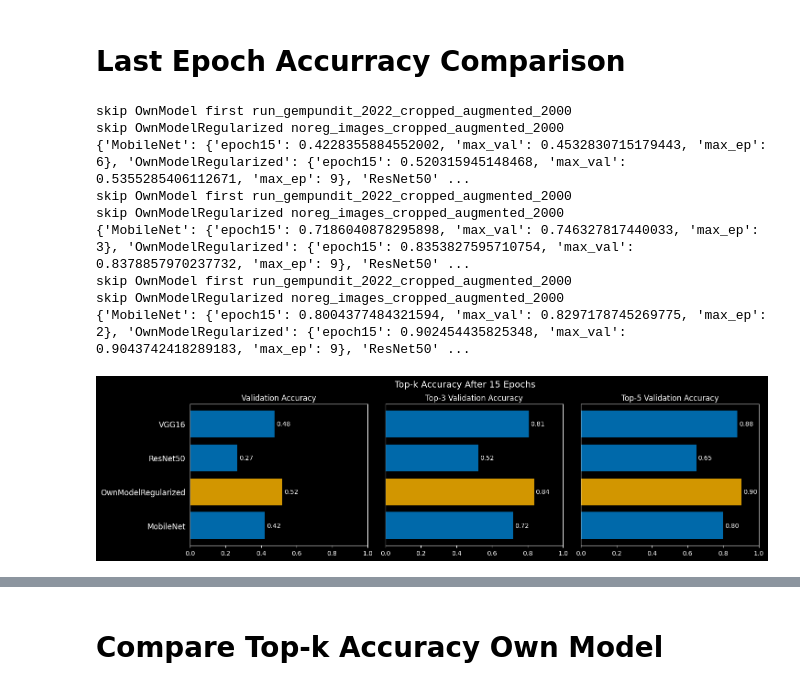
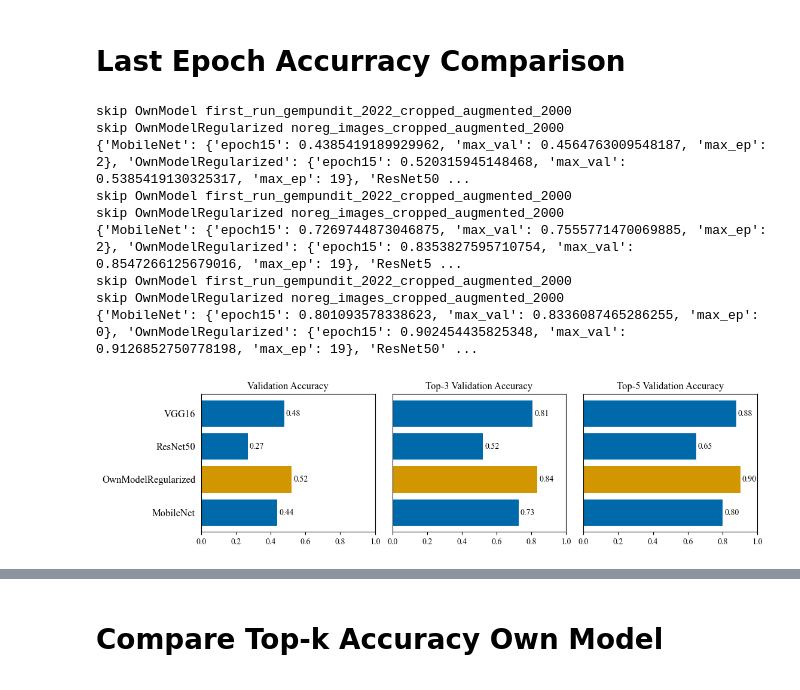
Before and after one commit to stedavkle/gemstone-classifier, a Jupyter notebook: src/05_plots.ipynb, the cells around one changed output, grey strips where cells are left out. Cells and saved outputs as stored; diff of their text form; code cells hidden in the pictures.

```diff
--- a/src/05_plots.ipynb
+++ b/src/05_plots.ipynb
@@ -6,4 +6,7 @@ from tueplots.constants.color import rgb
 
 import pandas as pd
 import matplotlib.pyplot as plt
+
+# set the fony of rcParams to times new roman
+plt.rcParams['font.family'] = 'Times New Roman'
 # %%
@@ -143,7 +149,7 @@ plt.show()
 # %%
-own_model_df = results['OwnModelRegularized first run_gempundit_2022_cropped_augmented_2000']
+own_model_df = results['OwnModelRegularized first_run_gempundit_2022_cropped_augmented_2000']
 
-fig, ax = plt.subplots(2, 1, figsize=(5, 6))
+fig, ax = plt.subplots(1, 2, figsize=(7,3), sharex=True)
 
 ax[0].plot(
     own_model_df['loss'],
@@ -156,9 +162,10 @@ ax[0].plot(
     color=rgb.tue_orange
 )
 
-ax[0].set_ylim(0, 3)
-ax[0].set_xlim(0, 14)
-ax[0].set_ylabel("Loss")
+ax[0].set_ylim(0, 3.5)
+ax[0].set_xlim(0, 19)
+ax[0].set_ylabel("Loss", fontsize=12)
+ax[0].vlines(15, 0, 3.5, color='black', linestyle='--', label='change of learning rate')
 
 ax[1].plot(
     own_model_df['accuracy'],
@@ -172,14 +179,16 @@ ax[1].plot(
 )
 
 ax[1].set_ylim(0, 1)
-ax[1].set_xlim(0, 14)
-ax[1].set_ylabel("Accuracy")
-ax[1].set_xlabel("Epoch")
-
-plt.suptitle("Own Model Regularized")
+ax[1].set_xlim(0, 19)
+ax[1].set_ylabel("Accuracy", fontsize=12)
+ax[1].vlines(15, 0, 1, color='black', linestyle='--', label='change of learning rate')
+#ax[1].set_xlabel("Epoch")
+fig.supxlabel("Epoch", fontsize=12)
+fig.subplots_adjust(wspace=0.3, top=0.8, bottom=0.15)
+#fig.suptitle("Own Model Regularized", fontsize=14)
 
 handles, labels = ax[0].get_legend_handles_labels()
-fig.legend(handles, labels, loc='upper center', ncol=2, bbox_to_anchor=(0.5, 0.945), frameon=False)
+fig.legend(handles, labels, loc='upper center', ncol=3, bbox_to_anchor=(0.5, 0.93), frameon=False, fontsize=10)
 
 plt.savefig("overfitting_regularized.png", bbox_inches='tight')
 plt.show()
@@ -251,13 +270,13 @@ accuracy_label = ["Validation Accuracy", "Top-3 Validation Accuracy", "Top-5 Val
 
 epoch15 = True
 
-fig, ax = plt.subplots(1, 3, sharex=True, figsize=(16, 4))
+fig, ax = plt.subplots(1, 3, sharex=True, figsize=(12, 3))
 
 for i, acc_lvl in enumerate(accuracy_level):
     top_acc = {}
     for model, history in results.items():
         stats = {}
-        if model != "OwnModel first run_gempundit_2022_cropped_augmented_2000" and model != "OwnModelRegularized noreg_images_cropped_augmented_2000":
+        if model != "OwnModel first_run_gempundit_2022_cropped_augmented_2000" and model != "OwnModelRegularized noreg_images_cropped_augmented_2000":
             stats['epoch15'] = history.loc[14, acc_lvl]
             stats['max_val'] = max(history[acc_lvl])
             stats['max_ep'] = history[acc_lvl].idxmax()
@@ -283,42 +302,42 @@ for i, acc_lvl in enumerate(accuracy_level):
             colors.append(rgb.tue_orange)
         else:
             colors.append(rgb.tue_blue)
 
     bars = ax[i].barh(
         range(len(models)),
         values,
         color=colors
     )
 
     # Add value labels to the bars
     for bar, value, epoch in zip(bars, values, epochs):
         ax[i].text(bar.get_width() + 0.01, bar.get_y() + bar.get_height()/2, f'{value:.2f}',
-                   va='center', ha='left', fontsize=10, color='white')
+                   va='center', ha='left', fontsize=10, color='black')
         if epoch15 is False:
             ax[i].text(0.01, bar.get_y() + bar.get_height()/2, f'Epoch: {epoch}',
-                   va='center', ha='left', fontsize=10, color='white')
+                   va='center', ha='left', fontsize=10, color='black')
 
     ax[i].set_title(accuracy_label[i])
     ax[i].set_xlim([0, 1])
     if i > 0:
         ax[i].set_yticklabels([])
     else:
         ax[0].set_yticks(range(len(models)), models, fontsize=12)
     ax[i].yaxis.set_ticks_position('none')
 
-if epoch15:
-    plt.suptitle("Top-k Accuracy After 15 Epochs", y=1.01, fontsize=14)
+#if epoch15:
+#    plt.suptitle("Top-k Accuracy After 15 Epochs", y=1.01, fontsize=14)
 plt.subplots_adjust(wspace=0.1)
-plt.savefig("accuracy_comparison.png", bbox_inches='tight')
+plt.savefig("accuracy_comparison_15epoch.png", bbox_inches='tight')
 plt.show()
 # %% [output]
-skip OwnModel first run_gempundit_2022_cropped_augmented_2000
+skip OwnModel first_run_gempundit_2022_cropped_augmented_2000
 skip OwnModelRegularized noreg_images_cropped_augmented_2000
-{'MobileNet': {'epoch15': 0.4228355884552002, 'max_val': 0.4532830715179443, 'max_ep': 6}, 'OwnModelRegularized': {'epoch15': 0.520315945148468, 'max_val': 0.5355285406112671, 'max_ep': 9}, 'ResNet50' ...
-skip OwnModel first run_gempundit_2022_cropped_augmented_2000
+{'MobileNet': {'epoch15': 0.4385419189929962, 'max_val': 0.4564763009548187, 'max_ep': 2}, 'OwnModelRegularized': {'epoch15': 0.520315945148468, 'max_val': 0.5385419130325317, 'max_ep': 19}, 'ResNet50 ...
+skip OwnModel first_run_gempundit_2022_cropped_augmented_2000
 skip OwnModelRegularized noreg_images_cropped_augmented_2000
-{'MobileNet': {'epoch15': 0.7186040878295898, 'max_val': 0.746327817440033, 'max_ep': 3}, 'OwnModelRegularized': {'epoch15': 0.8353827595710754, 'max_val': 0.8378857970237732, 'max_ep': 9}, 'ResNet50' ...
-skip OwnModel first run_gempundit_2022_cropped_augmented_2000
+{'MobileNet': {'epoch15': 0.7269744873046875, 'max_val': 0.7555771470069885, 'max_ep': 2}, 'OwnModelRegularized': {'epoch15': 0.8353827595710754, 'max_val': 0.8547266125679016, 'max_ep': 19}, 'ResNet5 ...
+skip OwnModel first_run_gempundit_2022_cropped_augmented_2000
 skip OwnModelRegularized noreg_images_cropped_augmented_2000
-{'MobileNet': {'epoch15': 0.8004377484321594, 'max_val': 0.8297178745269775, 'max_ep': 2}, 'OwnModelRegularized': {'epoch15': 0.902454435825348, 'max_val': 0.9043742418289183, 'max_ep': 9}, 'ResNet50' ...
+{'MobileNet': {'epoch15': 0.801093578338623, 'max_val': 0.8336087465286255, 'max_ep': 0}, 'OwnModelRegularized': {'epoch15': 0.902454435825348, 'max_val': 0.9126852750778198, 'max_ep': 19}, 'ResNet50' ...
-[figure, old version]
+[figure, new version]
```
Also changed, not shown: parts of 9 cells of this notebook, 11 other files.
